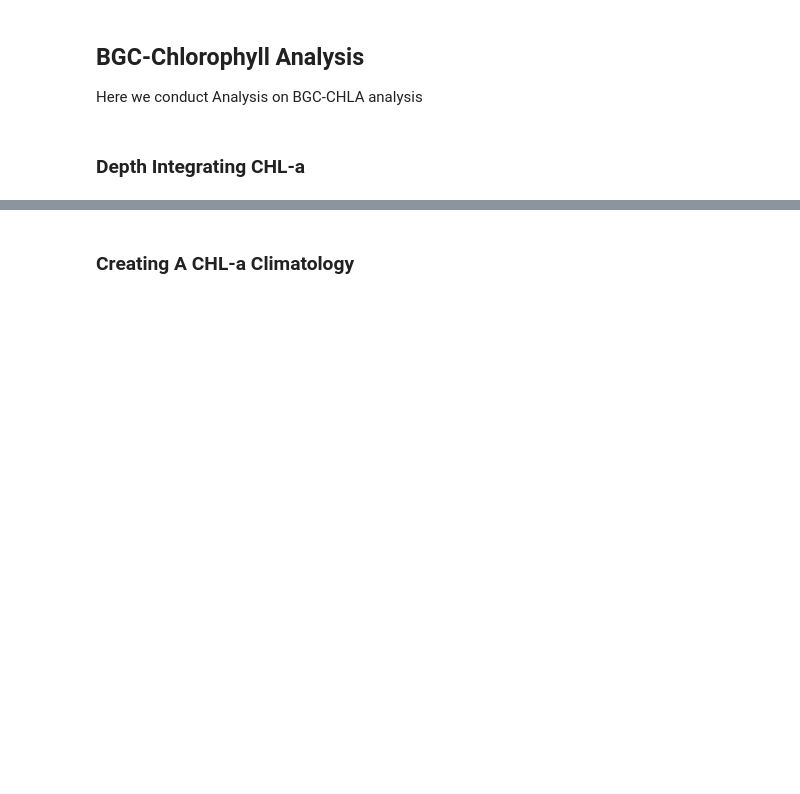
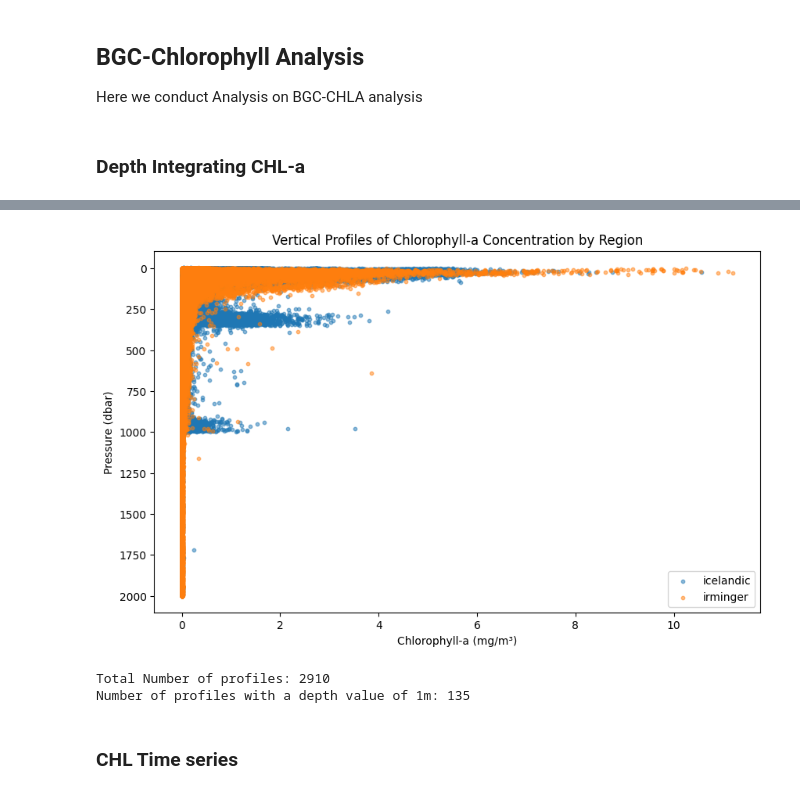
Before and after one commit to ROYVNZ/Mas, a Jupyter notebook: scripts/Argo_Analysis.ipynb, the cells around one changed output, grey strips where cells are left out. Saved outputs shown, nothing was run; the diff lists cells and outputs as text; code cells hidden in the pictures; blank space fills up the shorter version.

```diff
--- a/scripts/Argo_Analysis.ipynb
+++ b/scripts/Argo_Analysis.ipynb
@@ -1350,29 +1492,15 @@ df.write_parquet('../data/argo/Region/Regional_BGC-Argo_CHLA_Tablet(filtered).pa
 
 # Filtering the between 10m to 500m. (Including, typical euphotic zone depth and avoiding surface [<10m] Tanner et al. 2024)
 # Sorting by Depth and profile
-df_filtered = (
-    df.filter((pl.col('PRES_ADJUSTED') >= 0) & (pl.col('PRES_ADJUSTED') <= 30))
+integrated_0_500 = (
+    df.filter((pl.col('PRES_ADJUSTED') >= 0) & (pl.col('PRES_ADJUSTED') <= 1000))
       .sort(['PLATFORM_NUMBER', 'CYCLE_NUMBER', 'PRES_ADJUSTED'])
 )
-
-# Computing depth-integrated Chlorophyll per profile
-
-# Compute depth-integrated CHL using trapezoidal rule per profile (also used in Tanner et al. 2024)
-# Might be useful to integrate euphotic zone values
-integrated = (
-    df_filtered
-    .group_by("PLATFORM_NUMBER", "CYCLE_NUMBER", maintain_order=True)
-    .map_groups(lambda g: pl.DataFrame({
-        "PLATFORM_NUMBER": [g["PLATFORM_NUMBER"][0]],
-        "CYCLE_NUMBER": [g["CYCLE_NUMBER"][0]],
-        "DEPTH_INT_CHL": [np.trapezoid(g["CHLA_ADJUSTED"].to_numpy(), # Trapezoid integration is consistant with other integration methods (Tanner et al. 2024))
-                                   g["PRES_ADJUSTED"].to_numpy())]
-    }))
-)
+integrated_0_500 = integrate_chl(integrated_0_500)
 # %%
 # Furher analysis and plotting can be done based on 'integrated' DataFrame
 # Joining CHL replicating to dataframe
-df = df.join(integrated, on=["PLATFORM_NUMBER", "CYCLE_NUMBER"], how="left")
+df = df.join(integrated_0_500, on=["PLATFORM_NUMBER", "CYCLE_NUMBER"], how="left")
 
 df.head()
 # %% [output]
@@ -1475,2 +1542,28 @@ plt.show()
+# %%
+# Plotting scatter plot of vertical profiles of CHLA_ADJUSTED vs Depth per region
+fig, ax = plt.subplots(figsize=(10, 6))
+for region, group in df.to_pandas().groupby("region"):
+    sc = ax.scatter(
+        group["CHLA_ADJUSTED"],
+        group["PRES_ADJUSTED"],
+        s=10,
+        alpha=0.5,
+        label=region
+    )
+ax.invert_yaxis()
+ax.set_xlabel("Chlorophyll-a (mg/m³)")
+ax.set_ylabel("Pressure (dbar)")
+ax.set_title("Vertical Profiles of Chlorophyll-a Concentration by Region")
+ax.legend()
+plt.show()
+# %% [output]
+[figure, added]
+# %%
+# Measuring how many profiles have a depth value of 1m or less
+print(f"Total Number of profiles: {df.select(['PLATFORM_NUMBER', 'CYCLE_NUMBER']).unique().height}")
+print(f"Number of profiles with a depth value of 1m: {df.filter(pl.col('PRES_ADJUSTED') <= 1).select(['PLATFORM_NUMBER', 'CYCLE_NUMBER']).unique().height}")
+# %% [output]
+Total Number of profiles: 2910
+Number of profiles with a depth value of 1m: 135
 # %% [markdown]
-### Creating A CHL-a Climatology
+### CHL Time series
```
Also changed, not shown: parts of 30 cells of this notebook, 2 other files.
